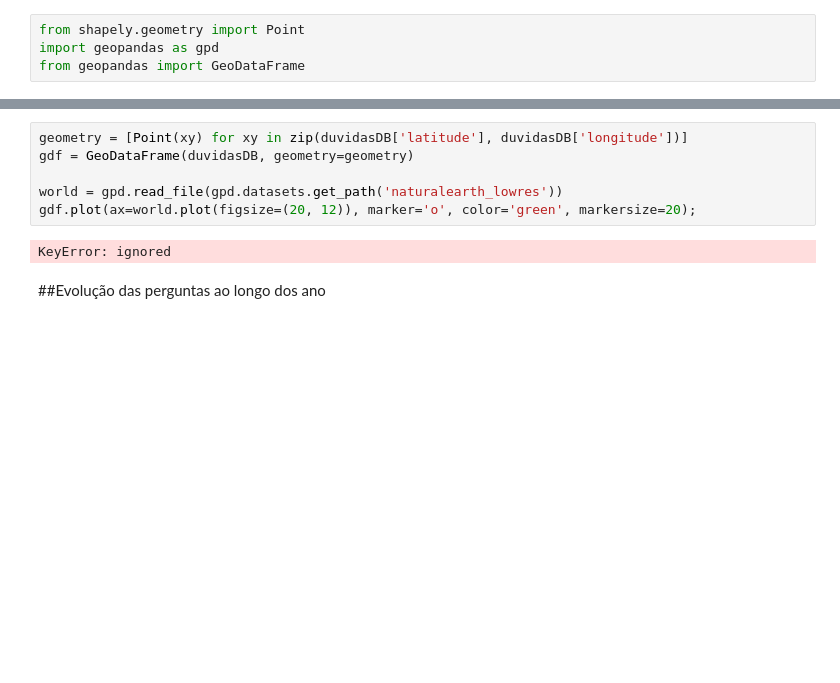
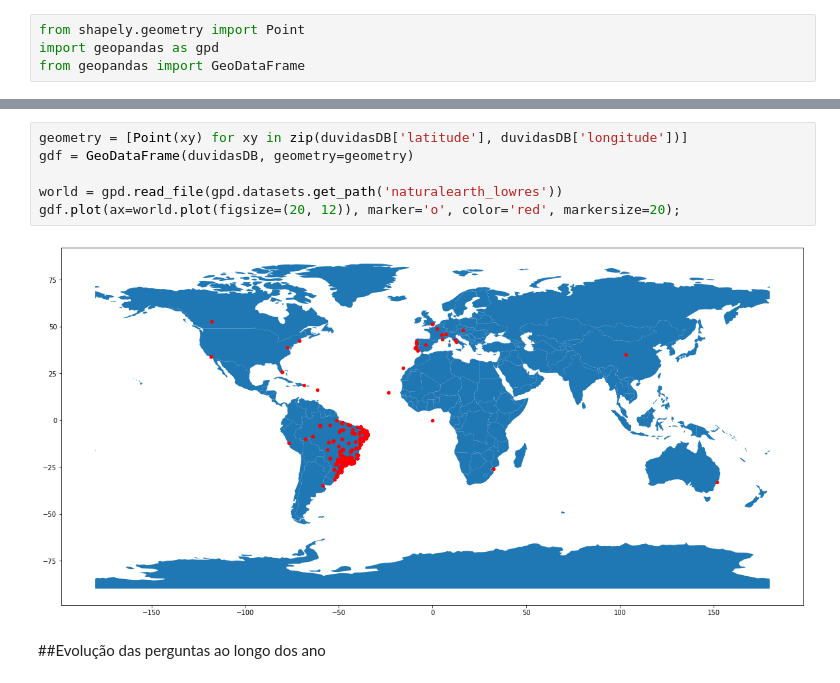
Before and after one commit to albert-melo/ProgCiencia-de-Dados, a Jupyter notebook: WorkProgCienciaDados.ipynb, the cells around one changed output, grey strips where cells are left out. Saved outputs shown, nothing was run; the diff lists cells and outputs as text; blank space fills up the shorter version.

```diff
--- a/WorkProgCienciaDados.ipynb
+++ b/WorkProgCienciaDados.ipynb
@@ -343,11 +311,11 @@ Numero de registros sem geo localização:  190422
 # %%
 geometry = [Point(xy) for xy in zip(duvidasDB['latitude'], duvidasDB['longitude'])]
 gdf = GeoDataFrame(duvidasDB, geometry=geometry)
 
 world = gpd.read_file(gpd.datasets.get_path('naturalearth_lowres'))
-gdf.plot(ax=world.plot(figsize=(20, 12)), marker='o', color='green', markersize=20);
+gdf.plot(ax=world.plot(figsize=(20, 12)), marker='o', color='red', markersize=20);
 # %% [output]
-KeyError: ignored
+[figure, added]
 # %% [markdown]
 
 ##Evolução das perguntas ao longo dos ano
```
Also changed, not shown: parts of 17 cells of this notebook.
